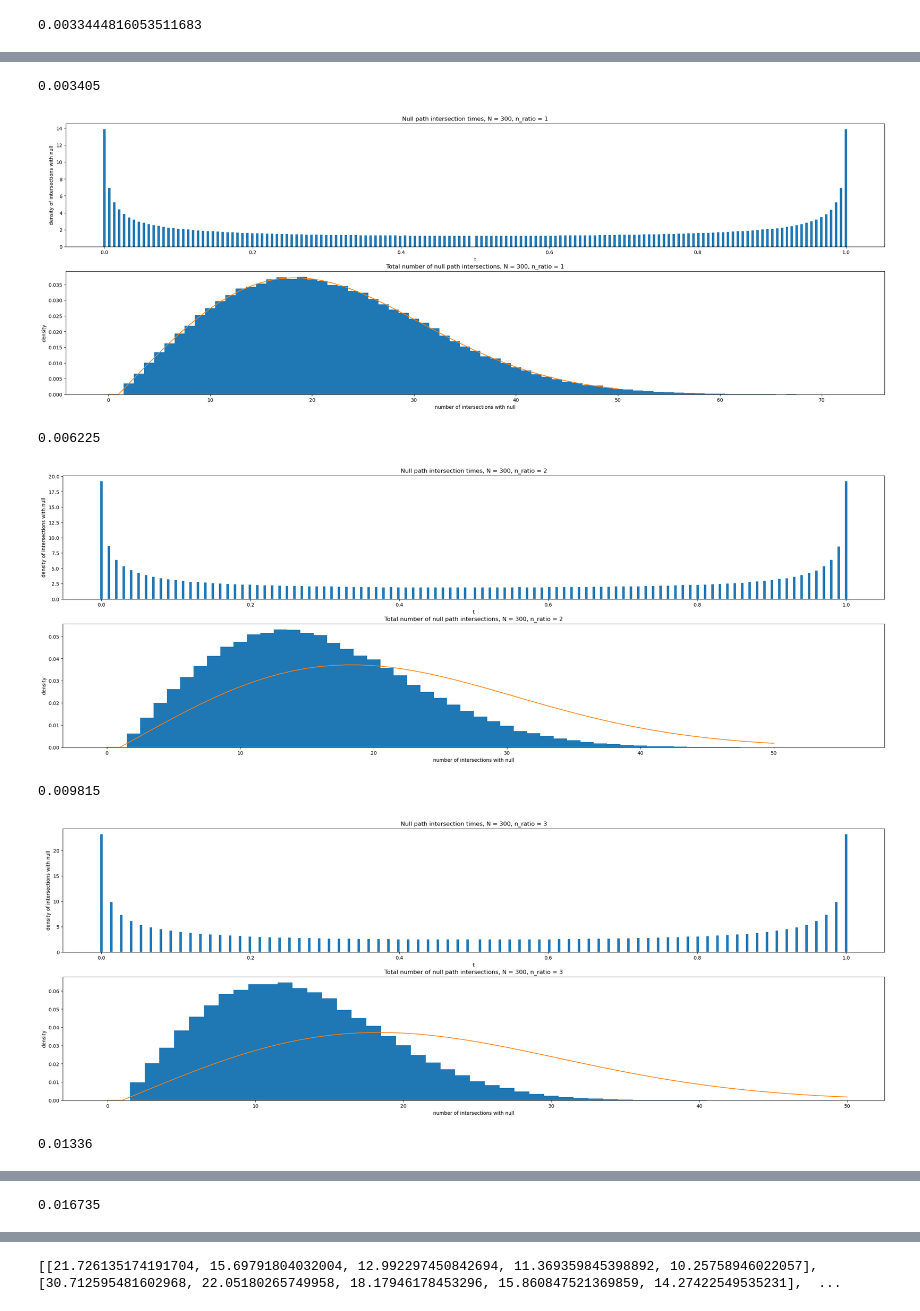
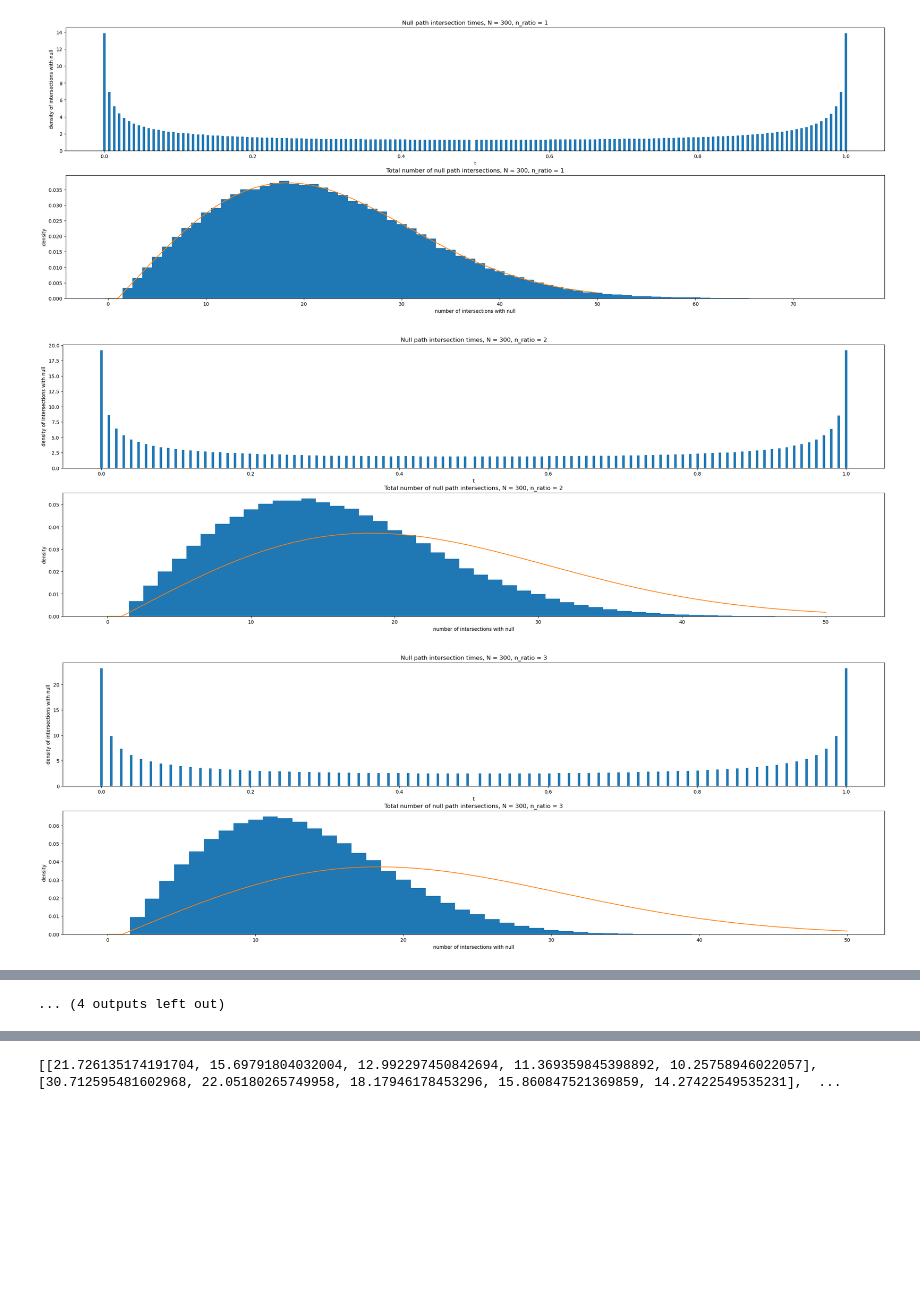
Before and after one commit to naqib-a/M4R-project, a Jupyter notebook: M4R code.ipynb, the cells around one changed output, grey strips where cells are left out. Saved outputs shown, nothing was run; the diff lists cells and outputs as text; code cells hidden in the pictures; blank space fills up the shorter version.

```diff
--- a/M4R code.ipynb
+++ b/M4R code.ipynb
@@ -125,46 +160,52 @@ cp._default_memory_pool.free_all_blocks()
 
 n_ratios = [i for i in range(1,6)]
 N1 = [i * 300 for i in range(1,4)]
-M = 200000
+M = 20000
 runs = []
 for N in N1:
     runs.append([])
     for n_ratio in n_ratios:
         runs[-1].append(intersection_density(n_ratio, N, M))
-# %%
-def f(N):
-    return 1 - 1 / (N-1)
-print(1-f(300)) # probability of no intersection with null path
-# %% [output]
-0.0033444816053511683
 # %%
+inters, inter_number = [],[]
+del inters, inter_number
+cp._default_memory_pool.free_all_blocks()
+
+# d = intersect_num_dp(300,50)
+gc.collect()
+
+n_ratios = [i for i in range(1,6)]
+N1 = [i * 300 for i in range(1,5)]
+M = 200000
+
+
 for i in range(len(N1)):
     for j in range(len(n_ratios)):
-        inters, inter_number = runs[i][j]
+
         N = N1[i]
         n_ratio = n_ratios[j]
+        # inters, inter_number = runs[i][j]
+        inters, inter_number = intersection_density(n_ratio, N, M)
+
         fig, axs = plt.subplots(2,1)
         fig.set_figwidth(30)
         fig.set_figheight(10)
         axs[0].hist(inters, bins = N+2, density = True, range = [- 0.5 / N, 1 + 0.5/N])
         axs[0].set_title(f"Null path intersection times, N = {N}, n_ratio = {n_ratio}")
         axs[0].set_xlabel("t")
         axs[0].set_ylabel("density of intersections with null")
-        print(np.sum(inter_number <= 2) / len(inter_number))
         axs[1].hist(inter_number, bins = np.max(inter_number) + 1, density = True, range = [-0.5, np.max(inter_number) + 0.5])
         axs[1].set_title(f"Total number of null path intersections, N = {N}, n_ratio = {n_ratio}")
         axs[1].set_xlabel("number of intersections with null")
         axs[1].set_ylabel("density")
 
-        scale = 3
-        a = prob_sums[i][j] / scale
-        Np = N * n_ratio / (n_ratio + 1)
-        Nm = N - Np
-        c = np.sqrt(Np * (N - Np)) / N
-        est = sp.stats.gamma.pdf(np.arange(60), a, scale = scale)
-        est_p = sp.stats.poisson.pmf(np.arange(60), c)
-        # axs[1].plot(np.arange(60), est)
-        axs[1].plot(np.arange(51), dp[-1])
-        # axs[1].plot(np.arange(60), est_p)
+        axs[1].plot(np.arange(51), d)
         plt.show()
+
+        del inters, inter_number
+        gc.collect()
+        cp._default_memory_pool.free_all_blocks()
 # %% [output]
+[figure, new version]
+[figure, new version]
+[figure]
@@ -171,7 +221 @@ for i in range(len(N1)):
-0.003405
+... (4 outputs left out)
-[figure, old version]
-0.006225
-[figure, old version]
-0.009815
-[figure]
-0.01336
@@ -179 +221,0 @@ for i in range(len(N1)):
-0.016735
```
Also changed, not shown: parts of 6 cells of this notebook.
